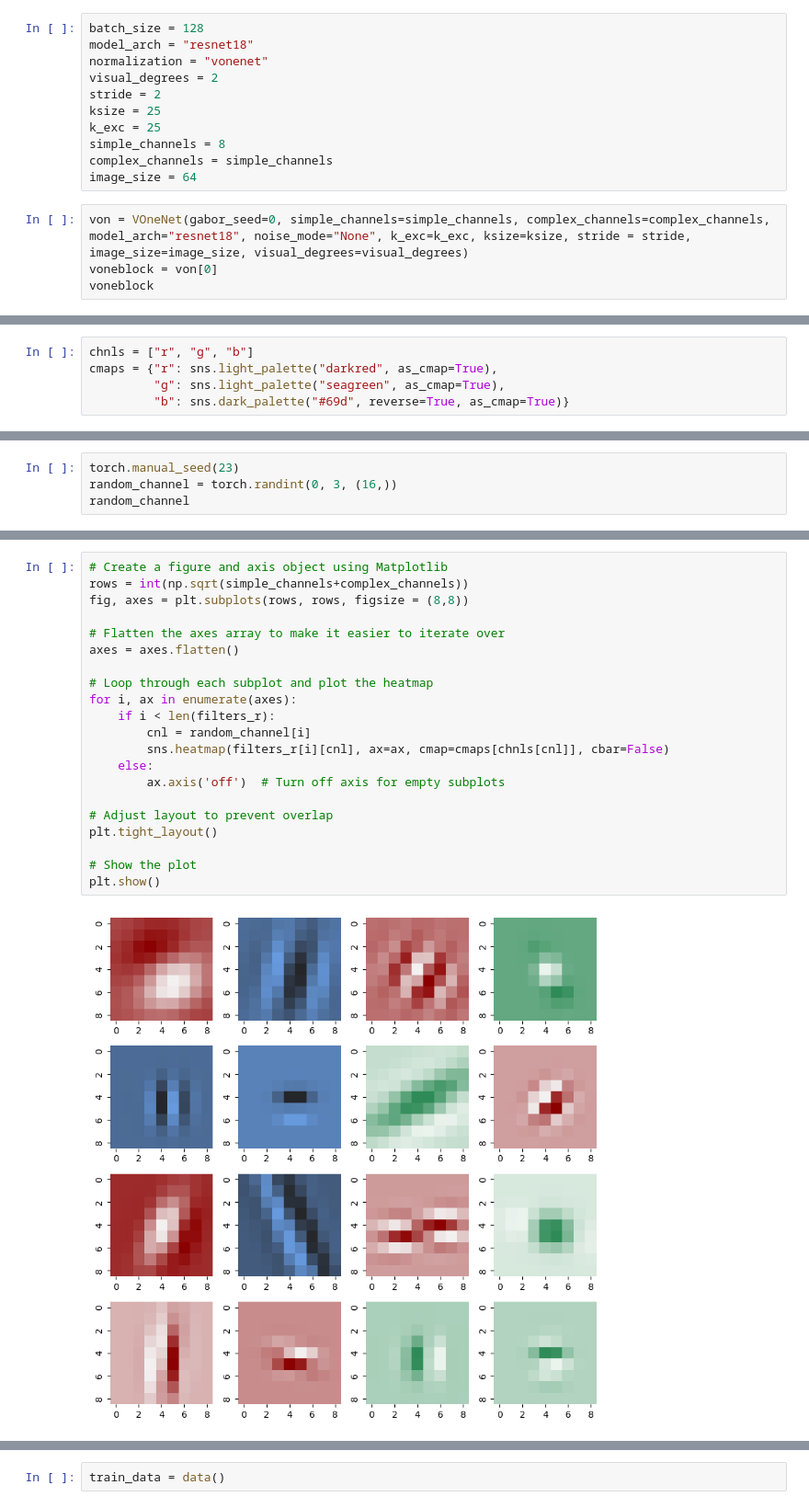
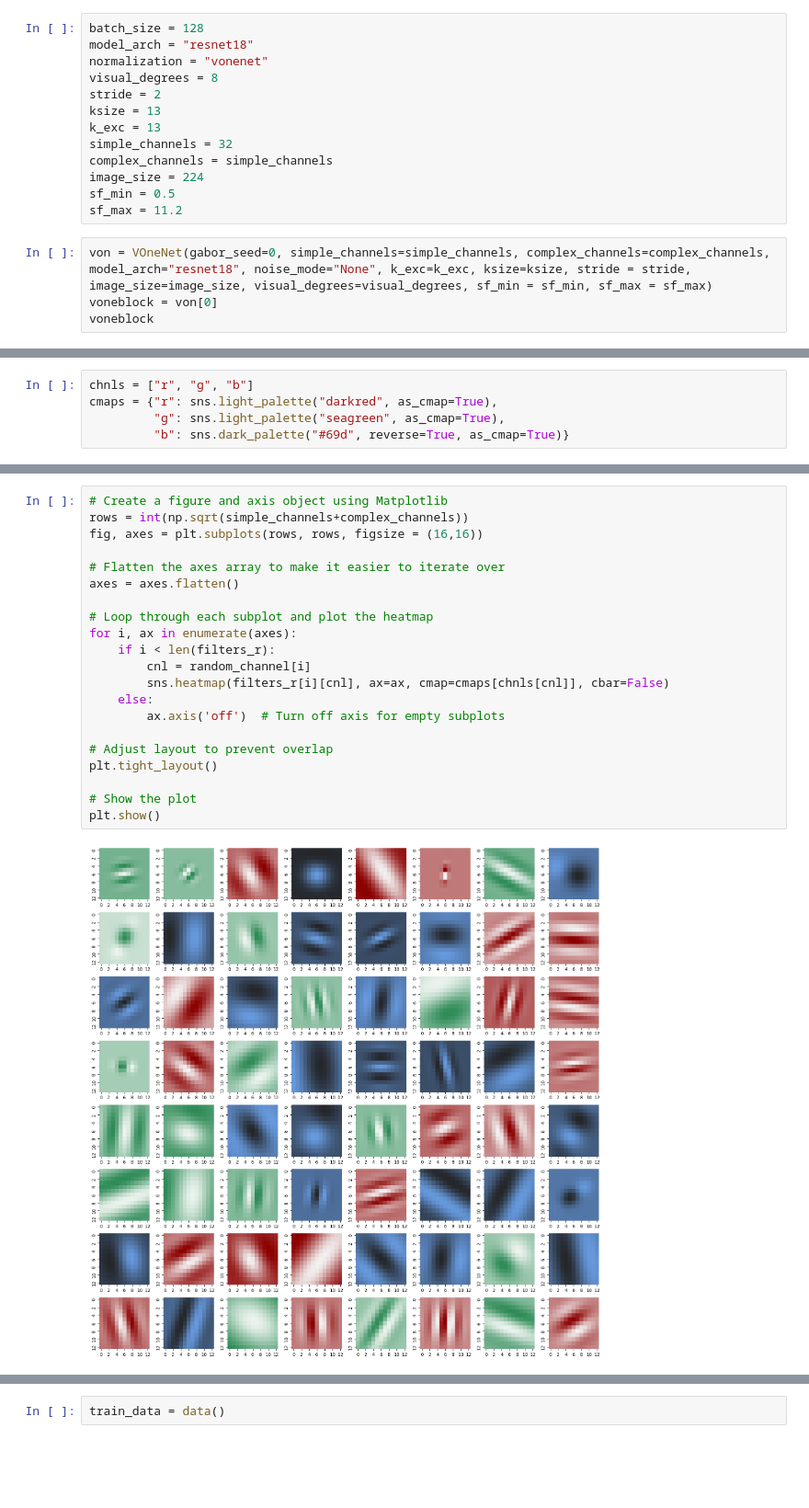
Before and after one commit to VanillaCappuccino/vonenet-mete, a Jupyter notebook: cov_matrix.ipynb, the cells around one changed output, grey strips where cells are left out. Shown at 92% size. Saved outputs shown, nothing was run; the diff lists cells and outputs as text; blank space fills up the shorter version.

```diff
--- a/cov_matrix.ipynb
+++ b/cov_matrix.ipynb
@@ -143,15 +82,17 @@ import fire
 batch_size = 128
 model_arch = "resnet18"
 normalization = "vonenet"
-visual_degrees = 2
+visual_degrees = 8
 stride = 2
-ksize = 25
-k_exc = 25
-simple_channels = 8
+ksize = 13
+k_exc = 13
+simple_channels = 32
 complex_channels = simple_channels
-image_size = 64
+image_size = 224
+sf_min = 0.5
+sf_max = 11.2
 # %%
-von = VOneNet(gabor_seed=0, simple_channels=simple_channels, complex_channels=complex_channels, model_arch="resnet18", noise_mode="None", k_exc=k_exc, ksize=ksize, stride = stride, image_size=image_size, visual_degrees=visual_degrees)
+von = VOneNet(gabor_seed=0, simple_channels=simple_channels, complex_channels=complex_channels, model_arch="resnet18", noise_mode="None", k_exc=k_exc, ksize=ksize, stride = stride, image_size=image_size, visual_degrees=visual_degrees, sf_min = sf_min, sf_max = sf_max)
 voneblock = von[0]
 voneblock
 # %% [output]
@@ -192,4 +132,0 @@ tensor([0, 2, 0, 1, 2, 2, 1, 0, 0, 2, 0, 1, 0, 0, 1, 1])
-# %%
-torch.manual_seed(23)
-random_channel = torch.randint(0, 3, (16,))
-random_channel
@@ -198,26 +133,26 @@ tensor([0, 2, 0, 1, 2, 2, 1, 0, 0, 2, 0, 1, 0, 0, 1, 1])
 # %%
 # Create a figure and axis object using Matplotlib
 rows = int(np.sqrt(simple_channels+complex_channels))
-fig, axes = plt.subplots(rows, rows, figsize = (8,8))
+fig, axes = plt.subplots(rows, rows, figsize = (16,16))
 
 # Flatten the axes array to make it easier to iterate over
 axes = axes.flatten()
 
 # Loop through each subplot and plot the heatmap
 for i, ax in enumerate(axes):
     if i < len(filters_r):
         cnl = random_channel[i]
         sns.heatmap(filters_r[i][cnl], ax=ax, cmap=cmaps[chnls[cnl]], cbar=False)
     else:
         ax.axis('off')  # Turn off axis for empty subplots
 
 # Adjust layout to prevent overlap
 plt.tight_layout()
 
 # Show the plot
 plt.show()
 # %% [output]
-[figure, old version]
+[figure, new version]
 # %%
 def data():
     dataset = torchvision.datasets.ImageFolder(
```
Also changed, not shown: parts of 22 cells of this notebook, 8 other files.
